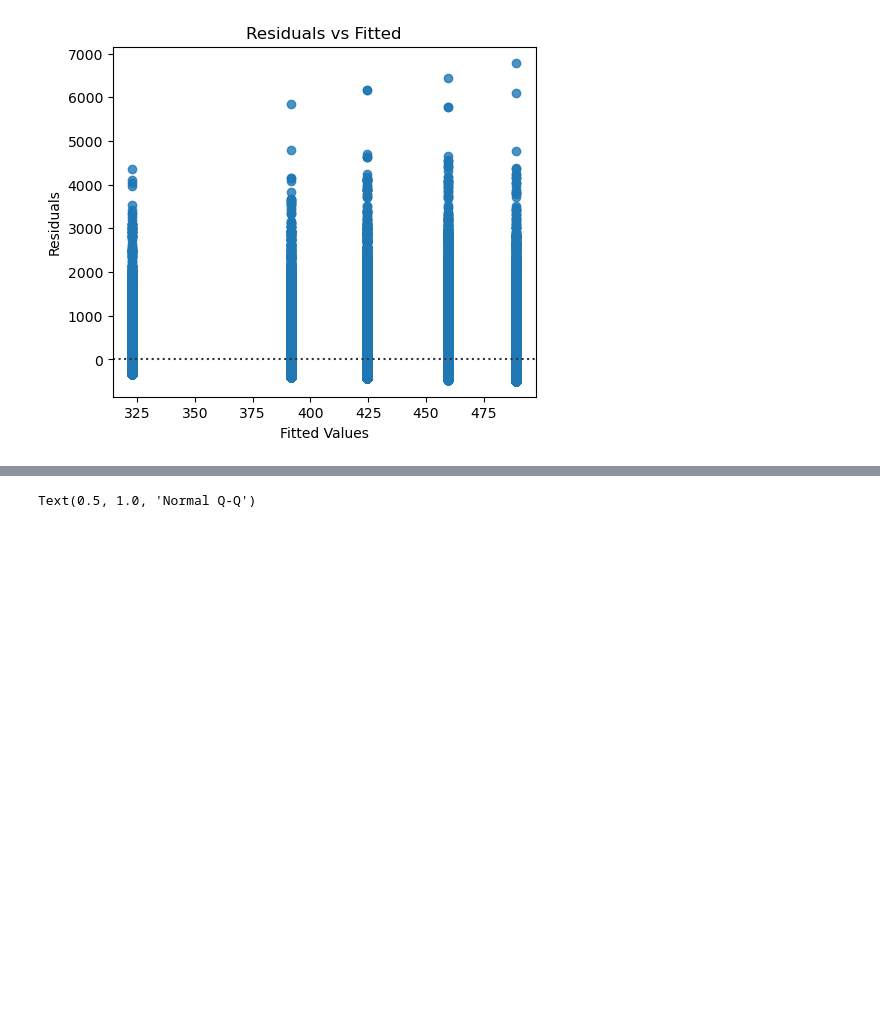
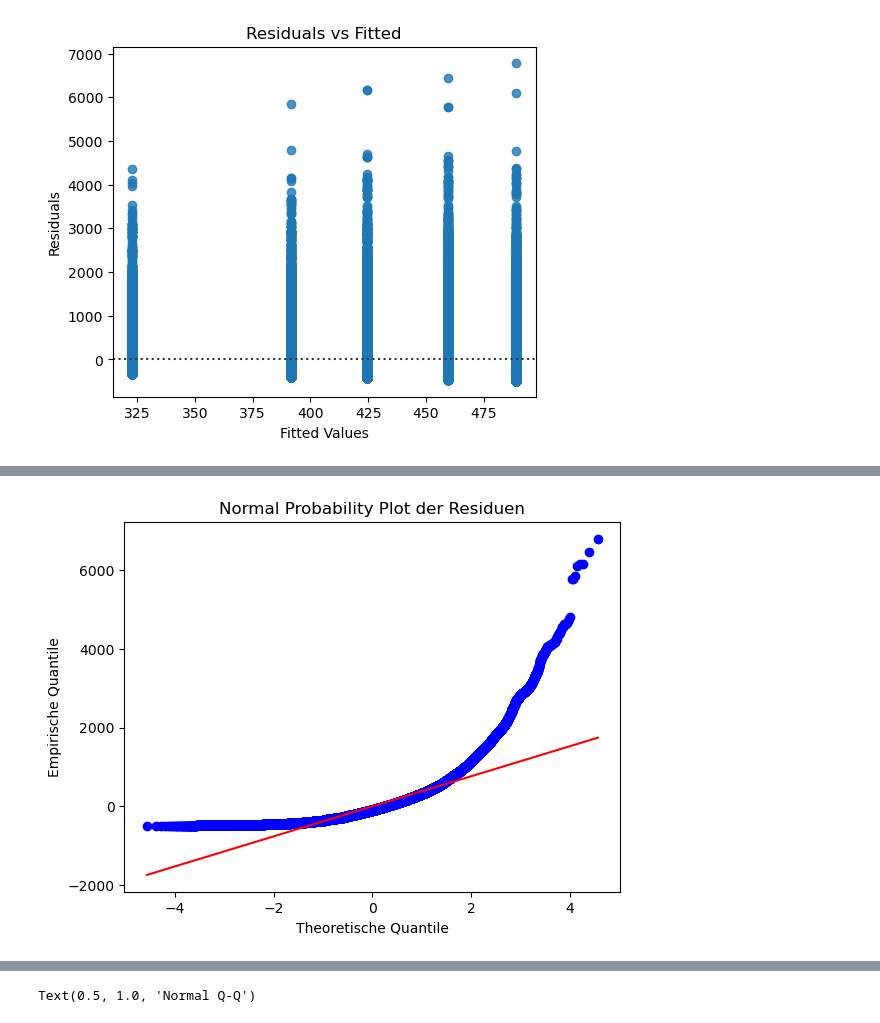
Before and after one commit to LeonidWouters/ANM, a Jupyter notebook: Multiple lineare Regression (nach Güteklasse).ipynb, the cells around one changed output, grey strips where cells are left out. Drawn from its saved outputs; the diff is of its cells as text; code cells hidden in the pictures; blank space fills up the shorter version.

```diff
--- a/Multiple lineare Regression (nach Güteklasse).ipynb
+++ b/Multiple lineare Regression (nach Güteklasse).ipynb
@@ -278,0 +280,11 @@ Dieser Plot zeigt Muster auf, was auf Nichtlinearität oder Heteroskedastizität
+# %%
+from sklearn.preprocessing import PolynomialFeatures
+
+# Polynomielle Regression (2. Grades)
+# Polynomial Features erstellen
+poly = PolynomialFeatures(degree=2, include_bias=False)
+X_poly = poly.fit_transform(X0)
+
+# Modell erstellen und fitten
+quadratisches_modell = sm.OLS(y0, sm.add_constant(X_poly)).fit()
+print(quadratisches_modell.summary())
@@ -278,0 +309,13 @@ Dieser Plot zeigt Muster auf, was auf Nichtlinearität oder Heteroskedastizität
+# %%
+# Residuen berechnen
+residuals_quadtratisch = quadratisches_modell.resid
+fitted_values_quadtratisch = quadratisches_modell.fittedvalues
+# %%
+import scipy.stats as stats
+stats.probplot(residuals_quadtratisch, dist="norm", plot=plt)
+plt.title('Normal Probability Plot der Residuen')
+plt.xlabel('Theoretische Quantile')
+plt.ylabel('Empirische Quantile')
+plt.show()
+# %% [output]
+[figure, added]
```
Also changed, not shown: parts of 11 cells of this notebook.
